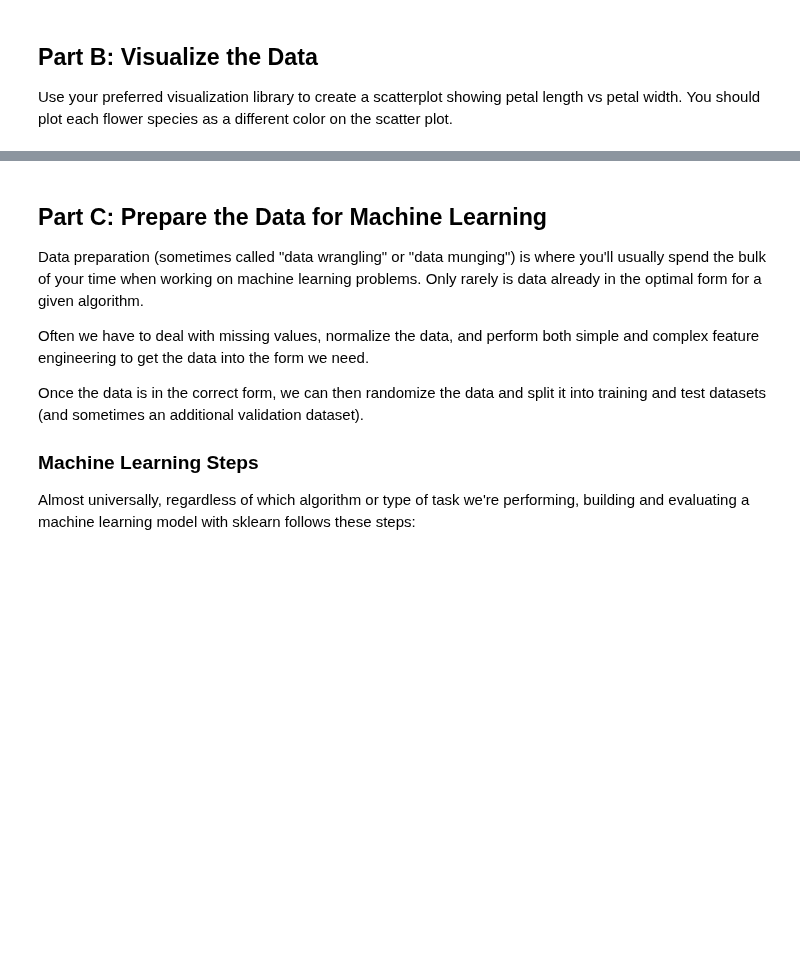
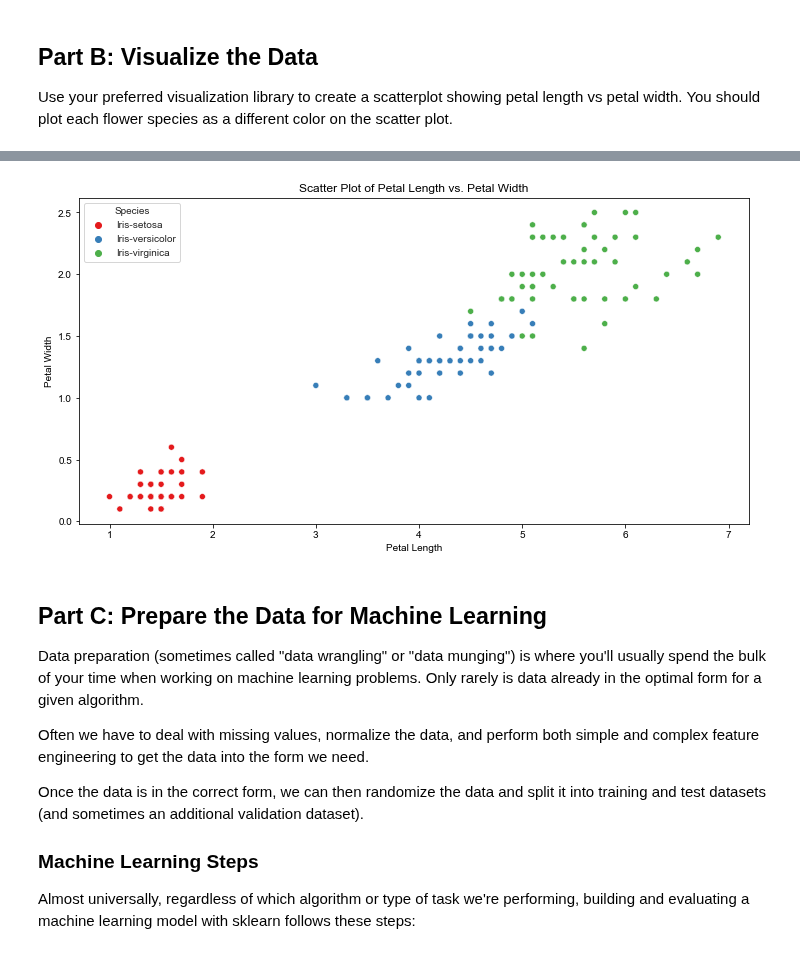
Before and after one commit to byui-cse/cse450-course, a Jupyter notebook: notebooks/Exploration_04_Solved.ipynb, the cells around one changed output, grey strips where cells are left out. Drawn from its saved outputs; the diff is of its cells as text; code cells hidden in the pictures; blank space fills up the shorter version.

```diff
--- a/notebooks/Exploration_04_Solved.ipynb
+++ b/notebooks/Exploration_04_Solved.ipynb
@@ -79,3 +65,28 @@ alt.Chart(flowers).mark_circle().encode(
+# %%
+import seaborn as sns
+import matplotlib.pyplot as plt
+
+# Assuming you have a DataFrame 'flowers' containing the data
+# and it has columns 'petal_length', 'petal_width', and 'species'.
+
+# Set the color palette to a categorical color scheme
+sns.set_palette("Set1")
+
+# Create a scatter plot using Seaborn
+plt.figure(figsize=(12, 6))
+sns.scatterplot(data=flowers, x='petal_length', y='petal_width', hue='species')
+
+sns.set_style("white")  # or sns.set_style("ticks")
+# Set plot properties
+plt.title('Scatter Plot of Petal Length vs. Petal Width')
+plt.xlabel('Petal Length')
+plt.ylabel('Petal Width')
+plt.legend(title='Species')
+
+# Show the plot
+plt.show()
+# %% [output]
+[figure, added]
 # %% [markdown]
 ## Part C: Prepare the Data for Machine Learning
 
```
Also changed, not shown: parts of 12 cells of this notebook.
